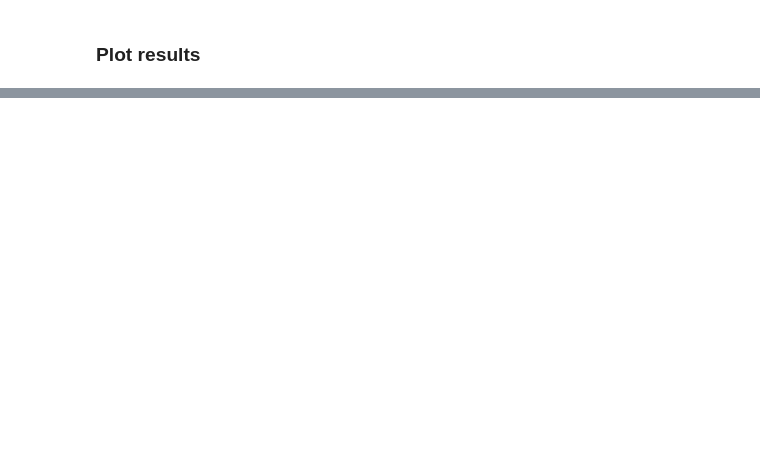
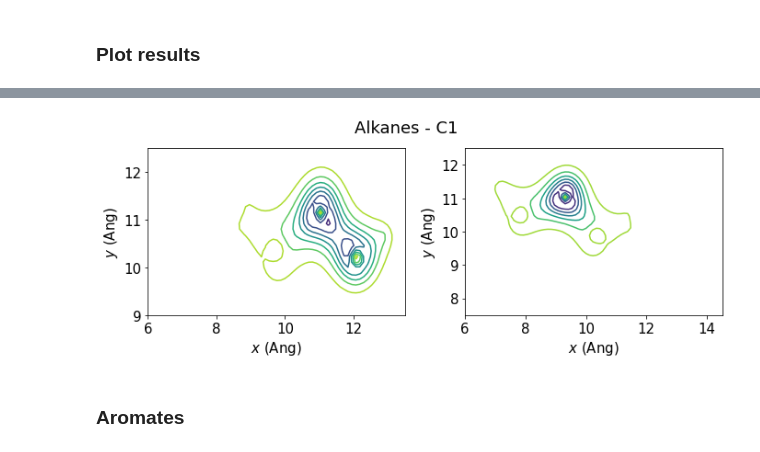
Before and after one commit to ferchault/APDFT, a Jupyter notebook: prototyping/atomic_energies/analysis/Atomic_Property_Distributions/stoichiometry.ipynb, the cells around one changed output, grey strips where cells are left out. Saved outputs shown, nothing was run; the diff lists cells and outputs as text; code cells hidden in the pictures; blank space fills up the shorter version.

```diff
--- a/prototyping/atomic_energies/analysis/Atomic_Property_Distributions/stoichiometry.ipynb
+++ b/prototyping/atomic_energies/analysis/Atomic_Property_Distributions/stoichiometry.ipynb
@@ -535,0 +556,23 @@ cube_38_b.atoms[0][2]*ase.units.Bohr
+# %%
+plt.rcParams['font.size'] = 15
+plt.rcParams['figure.figsize'] = [10,4]
+fig, ax = plt.subplots(1,2)
+x = np.linspace(0, 20, 175)
+ax[0].contour(x, x, results_272['C1'])
+ax[0].set_xlim(6,13.5)
+ax[0].set_ylim(9,12.5)
+ax[0].set_xlabel('$x$ (Ang)')
+ax[0].set_ylabel('$y$ (Ang)')
+
+ax[1].contour(x, x, results_274['C1'])
+ax[1].set_xlim(6,14.5)
+ax[1].set_ylim(7.5,12.5)
+ax[1].set_xlabel('$x$ (Ang)')
+ax[1].set_ylabel('$y$ (Ang)')
+fig.suptitle(r'Alkanes - C1')
+#fig.tight_layout()
+fig.tight_layout(rect=[0, 0.03, 1, 0.95])
+# %% [output]
+[figure, added]
+# %% [markdown]
+### Aromates
```
Also changed, not shown: parts of 39 cells of this notebook.
